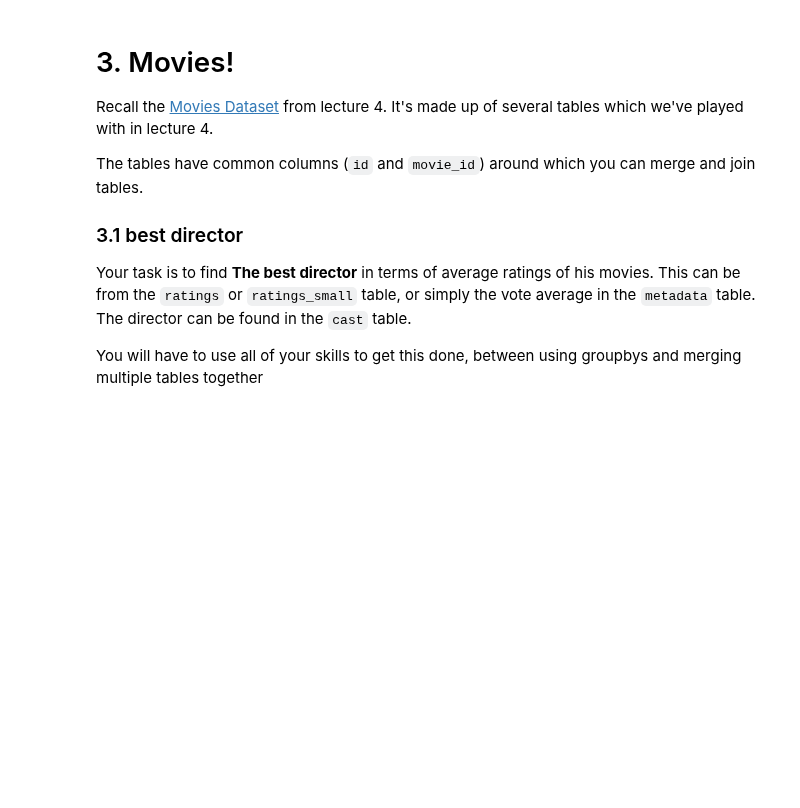
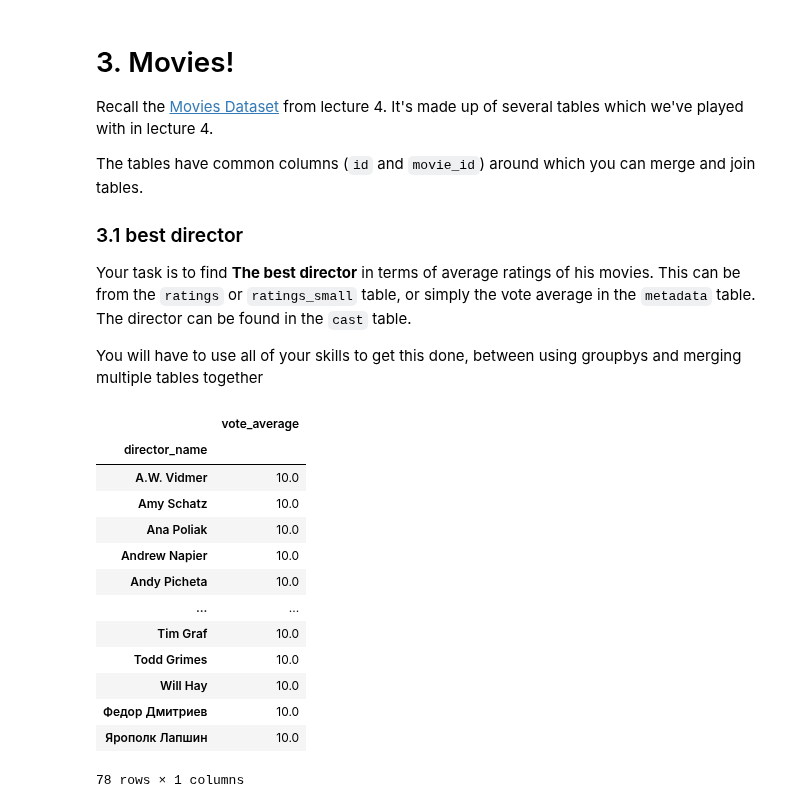
Before and after one commit to cb-ds-1/m2-3-exploration, a Jupyter notebook: workshop.ipynb, the cells around one changed output. Saved outputs shown, nothing was run; the diff lists cells and outputs as text; code cells hidden in the pictures; blank space fills up the shorter version.

```diff
--- a/workshop.ipynb
+++ b/workshop.ipynb
@@ -70,3 +210,46 @@ The tables have common columns (`id` and `movie_id`) around which you can merge
 Your task is to find **The best director** in terms of average ratings of his movies. This can be from the `ratings` or `ratings_small` table, or simply the vote average in the `metadata` table. The director can be found in the `cast` table.
 
 You will have to use all of your skills to get this done, between using groupbys and merging multiple tables together
+# %%
+import pandas as pd
+import zipfile
+
+zf = zipfile.ZipFile('data/archive.zip')
+df_credits = pd.read_csv(zf.open('credits.csv'))
+df_movies_meta = pd.read_csv(zf.open('movies_metadata.csv'))
+df_credits.crew = df_credits.crew.apply(eval)
+# %%
+def director_finder(credit_crew):
+    dir_name = None
+    for rows in credit_crew:
+        if rows['job'] == 'Director':
+            dir_name = rows['name']
+    return dir_name
+
+df_credits['director_name'] = df_credits.crew.apply(director_finder)
+# %%
+df_dir_id = df_credits[['id', 'director_name']]
+df_dir_id= df_dir_id.astype({"id": str})
+df_rat_id= df_movies_meta[['id', 'vote_average' ]]
+
+#merge the 2 dataframes together
+df_merge = pd.merge(df_dir_id, df_rat_id, on = 'id')
+df_best_director = df_merge.groupby('director_name').mean('vote_average')
+df_best_director = df_best_director[df_best_director['vote_average']==10.0] # only the best of the best
+
+df_best_director
+# %% [output]
+|  | vote_average |
+| director_name |  |
+| A.W. Vidmer | 10.0 |
+| Amy Schatz | 10.0 |
+| Ana Poliak | 10.0 |
+| Andrew Napier | 10.0 |
+| Andy Picheta | 10.0 |
+| ... | ... |
+| Tim Graf | 10.0 |
+| Todd Grimes | 10.0 |
+| Will Hay | 10.0 |
+| Федор Дмитриев | 10.0 |
+| Ярополк Лапшин | 10.0 |
+78 rows × 1 columns
```
Also changed, not shown: parts of 7 cells of this notebook.
